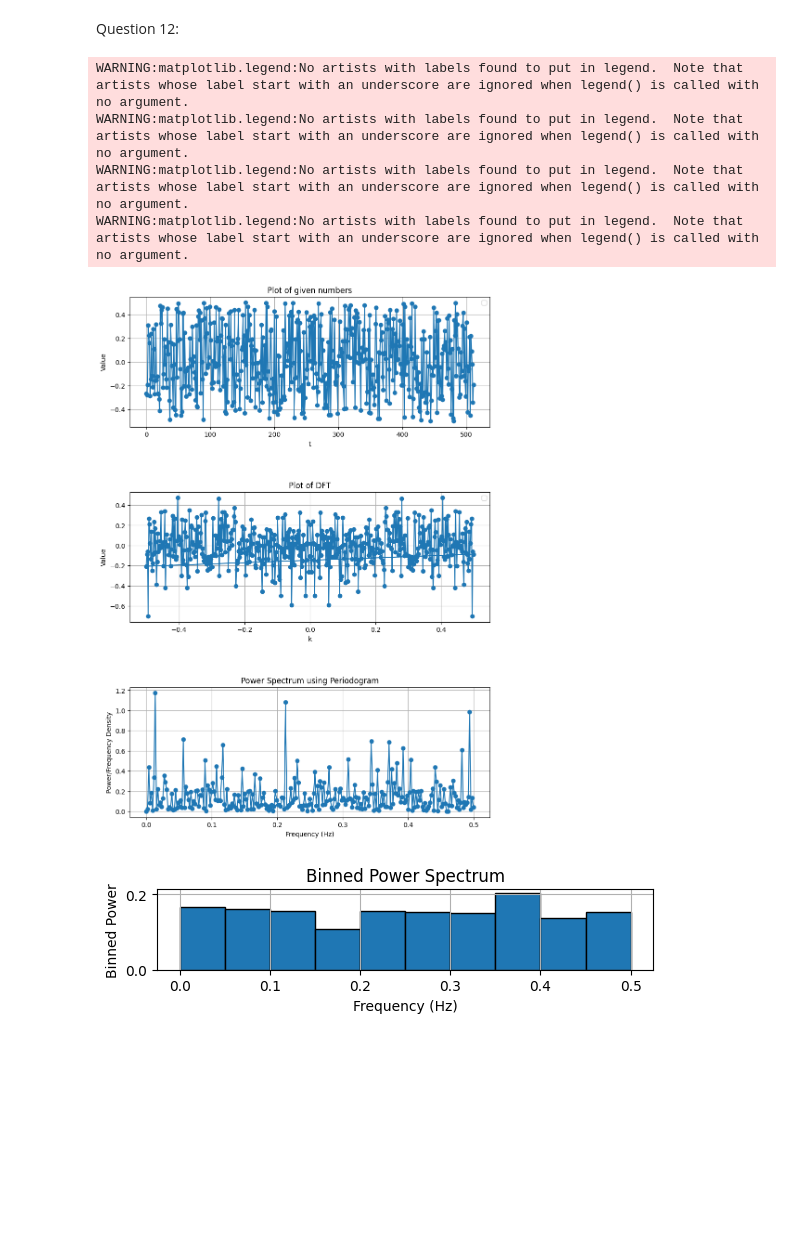
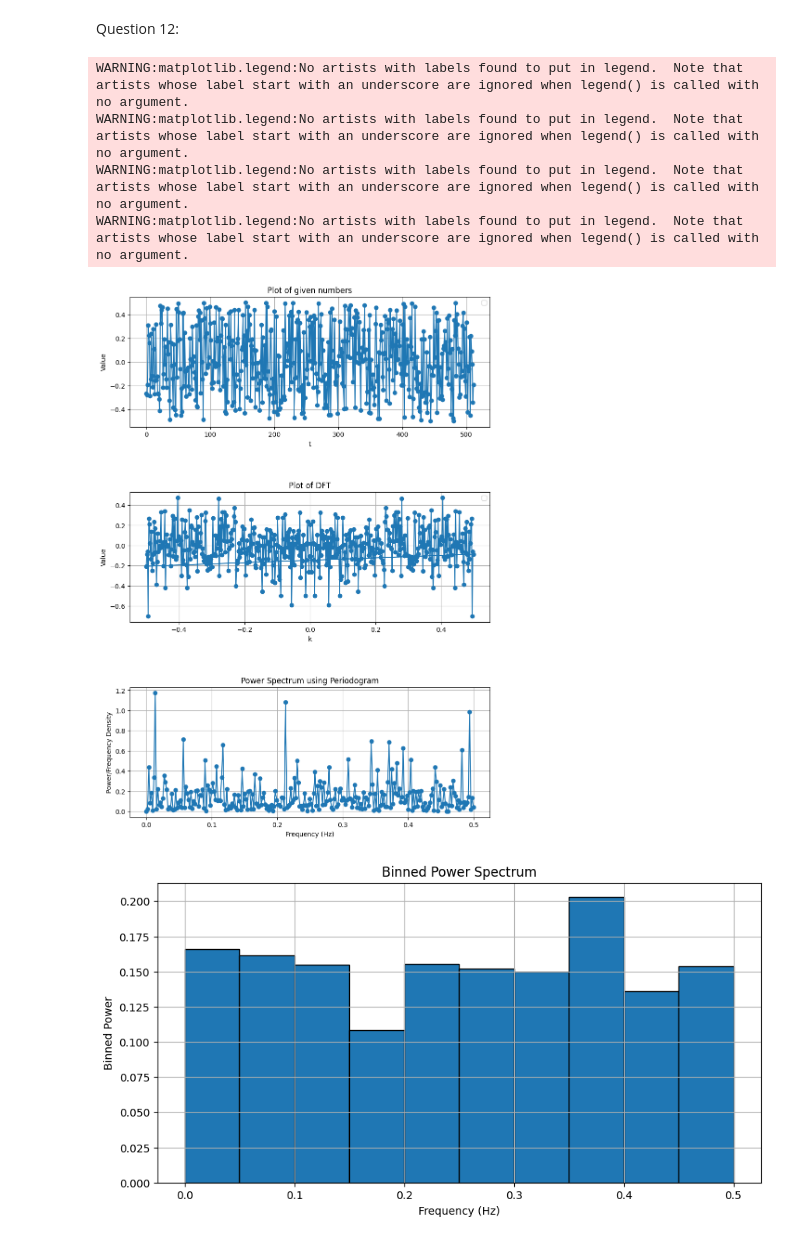
Before and after one commit to Tagtshen/Assignment-1-Computational-physics, a Jupyter notebook: A3_Tagtshen.ipynb, the cells around one changed output. Saved outputs shown, nothing was run; the diff lists cells and outputs as text; code cells hidden in the pictures; blank space fills up the shorter version.

```diff
--- a/A3_Tagtshen.ipynb
+++ b/A3_Tagtshen.ipynb
@@ -316,22 +316,20 @@ DFT_f= np.fft.fft(f_x,norm='ortho')
 # now we do calculation for numerical convolution
 product= [] # definitng a null set to store the porduct of fourier transform of f and g
 for i in range(2*n):
-    product.append(dft_g[i]*dft_h[i])
+    product.append(DFT_g[i]*DFT_f[i])
 
-conv = d*(2*n)**0.5*np.fft.ifft(product,norm='ortho')
+conv = d*(2*n)**0.5*np.fft.ifft(product,norm='ortho') # computing the convolution
 
-
-
-def exact(x):
+def analy(x):
     return (np.pi/5)**0.5*np.exp(-4*x**2/5) # exact solution
 
-exact_sol = []
+analytical_sol = []
 for i in range(len(x)):
-    exact_sol.append(exact(x[i]))
+    analytical_sol.append(analy(x[i]))
 
 plt.figure(figsize=(10, 6))
 plt.subplot(2, 1, 1)
-plt.plot(x,conv,label='Numerical')
+plt.plot(x,analytical_sol,label='Analytical')
 plt.xlabel('x')
 plt.ylabel("exact conv f*g")
 plt.legend()
@@ -339,7 +337,7 @@ plt.grid(True)
 plt.legend()
 
 plt.subplot(2, 1, 2)
-plt.plot(x,exact_sol,color='red',label='Exact')
+plt.plot(x,conv,color='red',label='Numerical')
 plt.xlabel('freq')
 plt.ylabel("Numerical Conv f*g")
 plt.legend()
@@ -482,8 +480,10 @@ for i in range(k):
     binned_power_spectrum[i] = np.mean(power_spectrum[mask])  # Mean of power spectrum in current bin
 
 
-plt.figure(figsize=(10, 20))
+plt.figure(figsize=(10, 20))  # Adjust the figure size to maintain the same aspect ratio
+
 plt.subplots_adjust(hspace=0.5)
+
 plt.subplot(4, 1, 1)
 plt.plot(x, numbers, marker='o', linestyle='-')
 plt.xlabel('t')
@@ -494,34 +494,32 @@ plt.grid(True)
 plt.legend()
 
 plt.subplot(4, 1, 2)
 plt.plot(kq,(DFT), marker='o', linestyle='-')
 plt.xlabel('k')
 plt.ylabel('Value')
 plt.title('Plot of DFT')
 plt.legend()
 plt.grid(True)
 plt.legend()
 
 plt.subplot(4, 1, 3)
 plt.plot(frequencies, power_spectrum, marker='o', linestyle='-')
 plt.xlabel('Frequency (Hz)')
 plt.ylabel('Power/Frequency Density')
 plt.title('Power Spectrum using Periodogram')
 plt.grid(True)
-plt.show()
 
-plt.subplot(4, 1, 4)
-
+plt.figure(figsize=(10, 5))  # Adjust the figure size to maintain the same aspect ratio
 plt.bar(bin_edges[:-1], binned_power_spectrum, width=np.diff(bin_edges), align='edge', edgecolor='black')
 plt.xlabel('Frequency (Hz)')
 plt.ylabel('Binned Power')
 plt.title('Binned Power Spectrum')
 plt.grid(True)
 plt.show()
 # %% [output]
 WARNING:matplotlib.legend:No artists with labels found to put in legend.  Note that artists whose label start with an underscore are ignored when legend() is called with no argument.
 WARNING:matplotlib.legend:No artists with labels found to put in legend.  Note that artists whose label start with an underscore are ignored when legend() is called with no argument.
 WARNING:matplotlib.legend:No artists with labels found to put in legend.  Note that artists whose label start with an underscore are ignored when legend() is called with no argument.
 WARNING:matplotlib.legend:No artists with labels found to put in legend.  Note that artists whose label start with an underscore are ignored when legend() is called with no argument.
 [figure]
-[figure, old version]
+[figure, new version]
```
Also changed, not shown: parts of 3 cells of this notebook.
